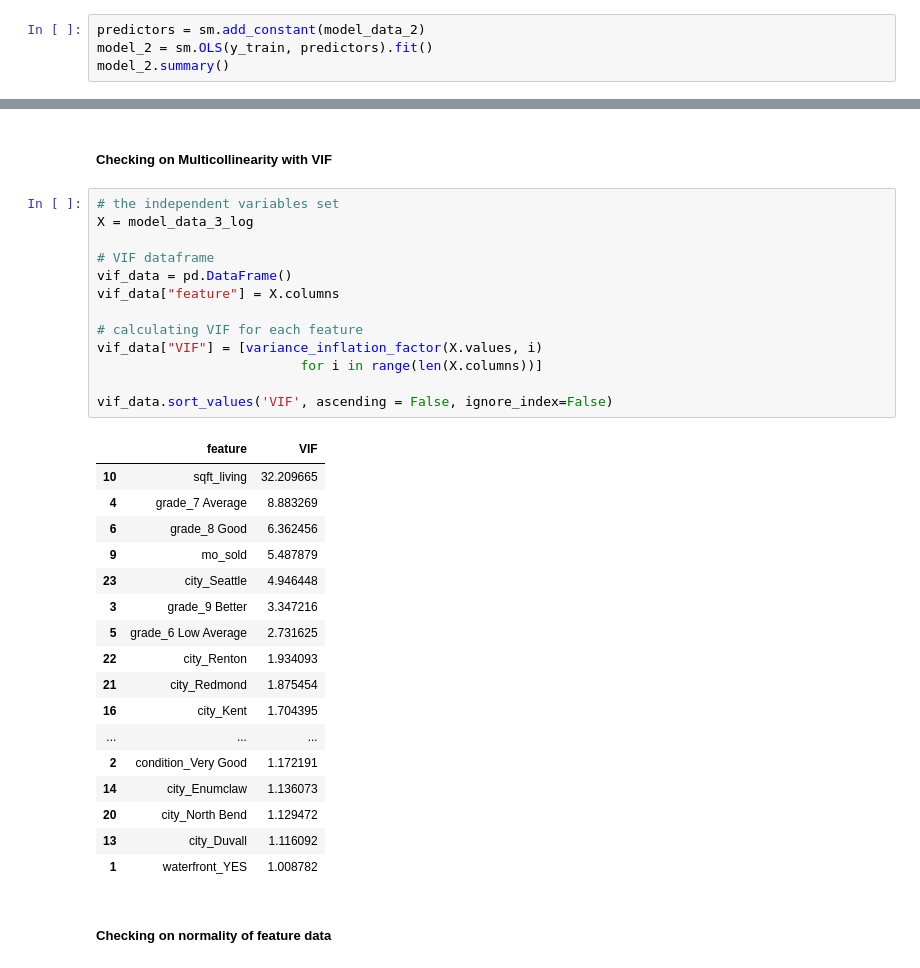
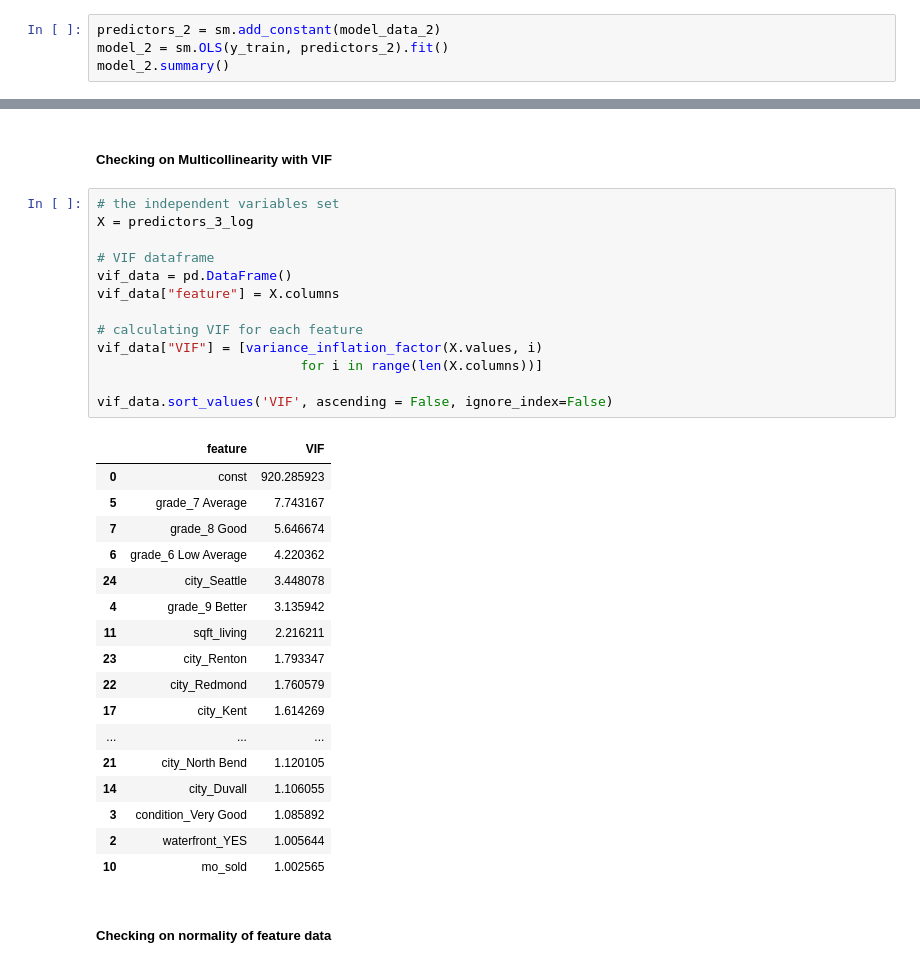
Before and after one commit to rusalka013/King-County-House-Sales-Project, a Jupyter notebook: King-County-House-Sales-Project.ipynb, the cells around one changed output, grey strips where cells are left out. Saved outputs shown, nothing was run; the diff lists cells and outputs as text.

```diff
--- a/King-County-House-Sales-Project.ipynb
+++ b/King-County-House-Sales-Project.ipynb
@@ -1622,8 +1623,8 @@ features_2 = ['sqft_above', 'lat', 'sqft_basement', 'view_EXCELLENT', 'grade_11
 # %%
 model_data_2 = X_train_preprocessed.loc[:, features_2]
 # %%
-predictors = sm.add_constant(model_data_2)
-model_2 = sm.OLS(y_train, predictors).fit()
+predictors_2 = sm.add_constant(model_data_2)
+model_2 = sm.OLS(y_train, predictors_2).fit()
 model_2.summary()
 # %% [output]
 OLS Regression Results
@@ -1876,35 +1877,35 @@ Notes:
 ##### Checking on Multicollinearity with VIF
 # %%
 # the independent variables set
-X = model_data_3_log
+X = predictors_3_log
 
 # VIF dataframe
 vif_data = pd.DataFrame()
 vif_data["feature"] = X.columns
 
 # calculating VIF for each feature
 vif_data["VIF"] = [variance_inflation_factor(X.values, i)
                           for i in range(len(X.columns))]
 
 vif_data.sort_values('VIF', ascending = False, ignore_index=False)
 # %% [output]
 |  | feature | VIF |
-| 10 | sqft_living | 32.209665 |
-| 4 | grade_7 Average | 8.883269 |
-| 6 | grade_8 Good | 6.362456 |
-| 9 | mo_sold | 5.487879 |
-| 23 | city_Seattle | 4.946448 |
-| 3 | grade_9 Better | 3.347216 |
-| 5 | grade_6 Low Average | 2.731625 |
-| 22 | city_Renton | 1.934093 |
-| 21 | city_Redmond | 1.875454 |
-| 16 | city_Kent | 1.704395 |
+| 0 | const | 920.285923 |
+| 5 | grade_7 Average | 7.743167 |
+| 7 | grade_8 Good | 5.646674 |
+| 6 | grade_6 Low Average | 4.220362 |
+| 24 | city_Seattle | 3.448078 |
+| 4 | grade_9 Better | 3.135942 |
+| 11 | sqft_living | 2.216211 |
+| 23 | city_Renton | 1.793347 |
+| 22 | city_Redmond | 1.760579 |
+| 17 | city_Kent | 1.614269 |
 | ... | ... | ... |
-| 2 | condition_Very Good | 1.172191 |
-| 14 | city_Enumclaw | 1.136073 |
-| 20 | city_North Bend | 1.129472 |
-| 13 | city_Duvall | 1.116092 |
-| 1 | waterfront_YES | 1.008782 |
+| 21 | city_North Bend | 1.120105 |
+| 14 | city_Duvall | 1.106055 |
+| 3 | condition_Very Good | 1.085892 |
+| 2 | waterfront_YES | 1.005644 |
+| 10 | mo_sold | 1.002565 |
 # %% [markdown]
 ##### Checking on normality of feature data
 # %%
```
Also changed, not shown: parts of 7 cells of this notebook.
